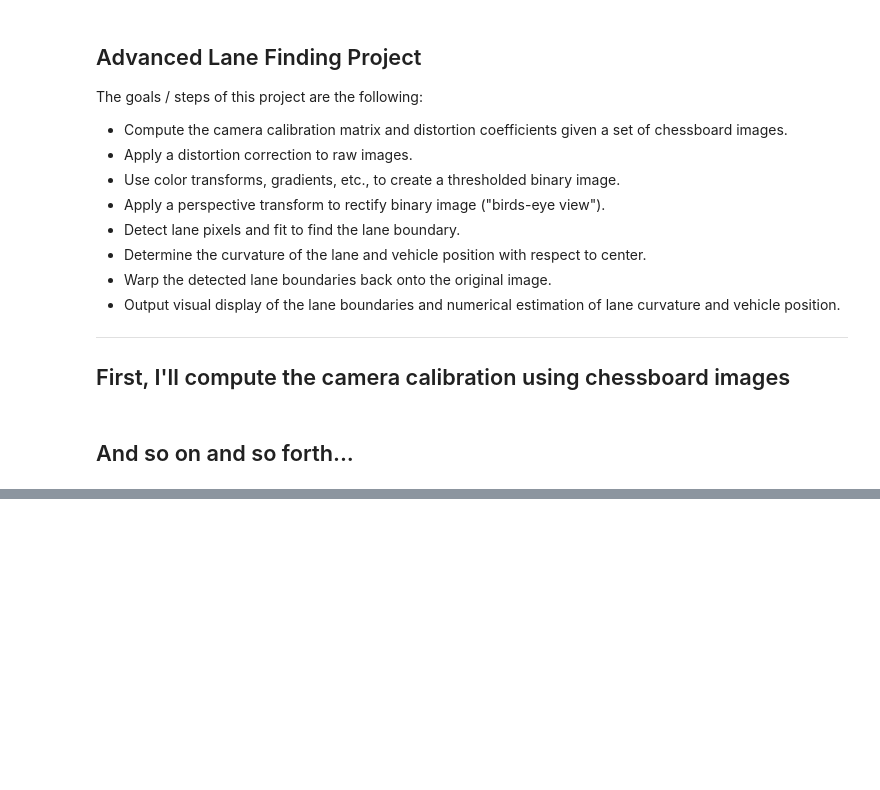
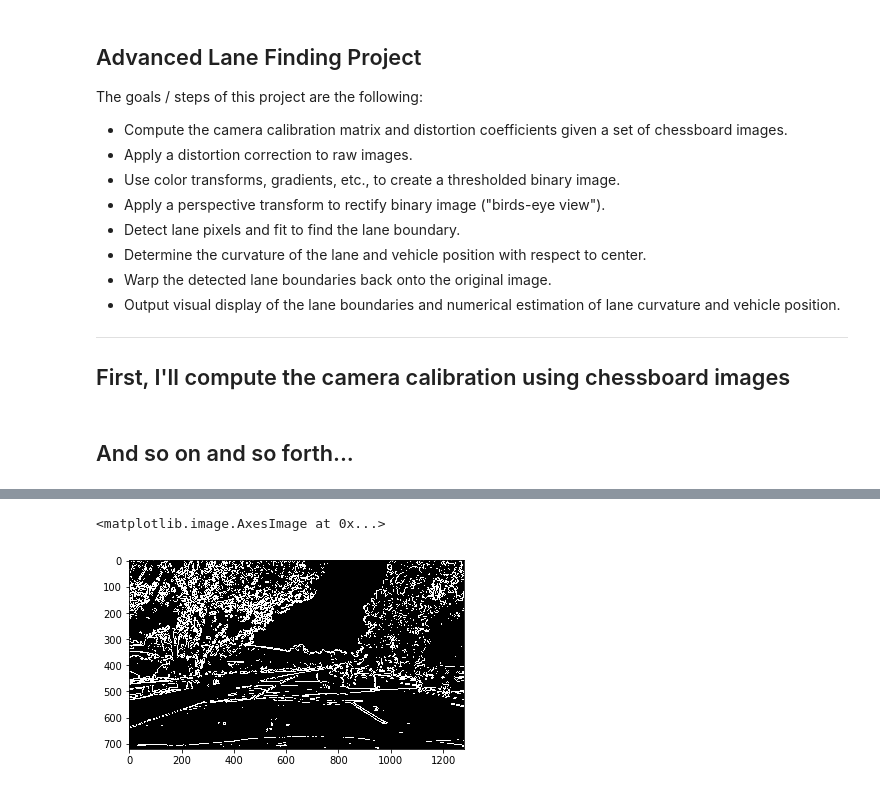
Before and after one commit to fevemania/Advanced-laneline-detector, a Jupyter notebook: examples/example.ipynb, the cells around one changed output, grey strips where cells are left out. Drawn from its saved outputs; the diff is of its cells as text; code cells hidden in the pictures; blank space fills up the shorter version.

```diff
--- a/examples/example.ipynb
+++ b/examples/example.ipynb
@@ -118,0 +173,23 @@ for img in images:
+# %%
+def magnitude_thresh(img, sobel_kernel=3, thresh=(0, 255)):
+    gray = cv2.cvtColor(img, cv2.COLOR_RGB2GRAY)
+    # Take both Sobel x and y gradients
+    sobelx = cv2.Sobel(gray, cv2.CV_64F, 1, 0, ksize=sobel_kernel)
+    sobely = cv2.Sobel(gray, cv2.CV_64F, 0, 1, ksize=sobel_kernel)
+    # Calculate the gredient magnitude
+    gradmag = np.sqrt(sobelx**2 + sobely**2)
+    # Rescale to 8 bit
+    gradmag = (255*gradmag/np.max(gradmag)).astype(np.uint8)
+    # Create a binary image of ones where threshold is met, zeros otherwise
+    binary_output = np.zeros_like(gradmag)
+    binary_output[(gradmag >= thresh[0]) & (gradmag <= thresh[1])] = 1
+
+    # Return the binary image
+    return binary_output
+
+binary = magnitude_thresh(img, sobel_kernel=9, thresh=(30, 100))
+
+plt.imshow(binary, cmap='gray')
+# %% [output]
+<matplotlib.image.AxesImage at 0x...>
+[figure, added]
```
Also changed, not shown: parts of 13 cells of this notebook, 1 other file.
